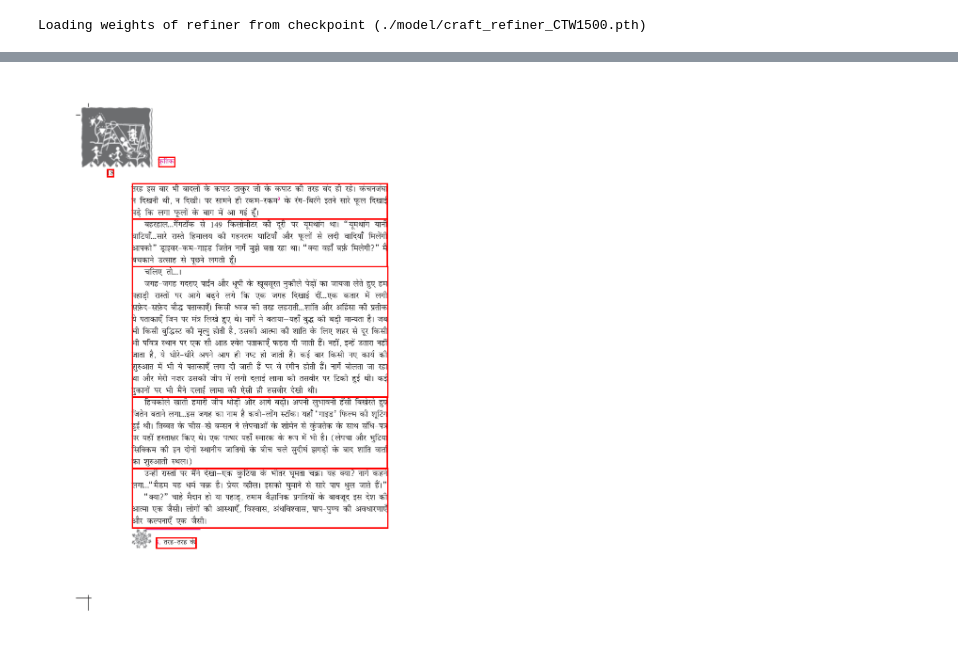
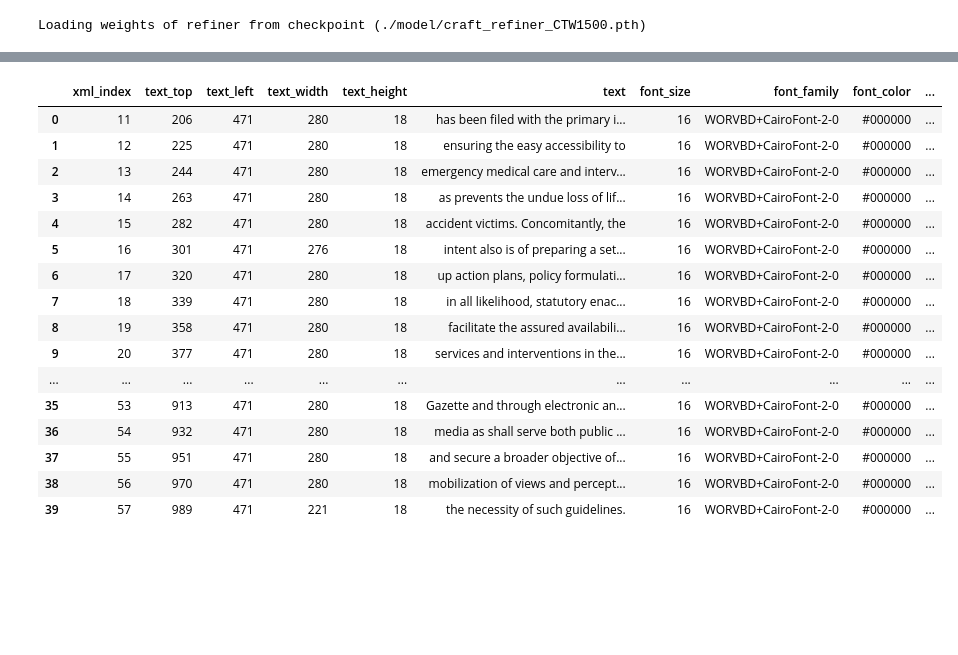
Before and after one commit to project-anuvaad/anuvaad, a Jupyter notebook: anuvaad-etl/anuvaad-extractor/block-merger/src/notebooks/visualize_bm-v2.ipynb, the cells around one changed output, grey strips where cells are left out. Saved outputs shown, nothing was run; the diff lists cells and outputs as text; code cells hidden in the pictures; blank space fills up the shorter version.

Commit message:
added horizontal merging in tables as well

```diff
--- a/anuvaad-etl/anuvaad-extractor/block-merger/src/notebooks/visualize_bm-v2.ipynb
+++ b/anuvaad-etl/anuvaad-extractor/block-merger/src/notebooks/visualize_bm-v2.ipynb
@@ -96,7 +100,7 @@ Total number of pages (1) in file (ncert.xml)
 # height_ratio = pdf_data['page_height'] / pdf_data['pdf_image_height']
 # predict_primanet(img_filepath,pdf_bg_img_filepaths,to_check[0],width_ratio,height_ratio)
 # %%
-page_index = 0
+page_index = 1
 to_check        = pdf_data['p_dfs']
 #to_check_in_df        = pdf_data['v_dfs'][page_index]
 img_filepath    = pdf_data['pdf_image_paths'][page_index]
@@ -105,5 +109,3 @@ df              = to_check[page_index]
 
 desired_width, desired_height = pdf_data['page_width'] , pdf_data['page_height']
 draw_box(img_filepath,desired_width, desired_height, 'path',df, color="red", save=False)
-# %% [output]
-[figure, removed]
@@ -112,3 +112,23 @@ df
+# %%
+pd.read_json(df['children'][1])#['text'].values
+# %% [output]
+|  | xml_index | text_top | text_left | text_width | text_height | text | font_size | font_family | font_color | ... |
+| 0 | 11 | 206 | 471 | 280 | 18 | has been filed with the primary i... | 16 | WORVBD+CairoFont-2-0 | #000000 | ... |
+| 1 | 12 | 225 | 471 | 280 | 18 | ensuring the easy accessibility to | 16 | WORVBD+CairoFont-2-0 | #000000 | ... |
+| 2 | 13 | 244 | 471 | 280 | 18 | emergency medical care and interv... | 16 | WORVBD+CairoFont-2-0 | #000000 | ... |
+| 3 | 14 | 263 | 471 | 280 | 18 | as prevents the undue loss of lif... | 16 | WORVBD+CairoFont-2-0 | #000000 | ... |
+| 4 | 15 | 282 | 471 | 280 | 18 | accident victims. Concomitantly, the | 16 | WORVBD+CairoFont-2-0 | #000000 | ... |
+| 5 | 16 | 301 | 471 | 276 | 18 | intent also is of preparing a set... | 16 | WORVBD+CairoFont-2-0 | #000000 | ... |
+| 6 | 17 | 320 | 471 | 280 | 18 | up action plans, policy formulati... | 16 | WORVBD+CairoFont-2-0 | #000000 | ... |
+| 7 | 18 | 339 | 471 | 280 | 18 | in all likelihood, statutory enac... | 16 | WORVBD+CairoFont-2-0 | #000000 | ... |
+| 8 | 19 | 358 | 471 | 280 | 18 | facilitate the assured availabili... | 16 | WORVBD+CairoFont-2-0 | #000000 | ... |
+| 9 | 20 | 377 | 471 | 280 | 18 | services and interventions in the... | 16 | WORVBD+CairoFont-2-0 | #000000 | ... |
+| ... | ... | ... | ... | ... | ... | ... | ... | ... | ... | ... |
+| 35 | 53 | 913 | 471 | 280 | 18 | Gazette and through electronic an... | 16 | WORVBD+CairoFont-2-0 | #000000 | ... |
+| 36 | 54 | 932 | 471 | 280 | 18 | media as shall serve both public ... | 16 | WORVBD+CairoFont-2-0 | #000000 | ... |
+| 37 | 55 | 951 | 471 | 280 | 18 | and secure a broader objective of... | 16 | WORVBD+CairoFont-2-0 | #000000 | ... |
+| 38 | 56 | 970 | 471 | 280 | 18 | mobilization of views and percept... | 16 | WORVBD+CairoFont-2-0 | #000000 | ... |
+| 39 | 57 | 989 | 471 | 221 | 18 | the necessity of such guidelines. | 16 | WORVBD+CairoFont-2-0 | #000000 | ... |
 # %%
 for i in to_check_in_df['children']:
     d =pd.read_json(i)
```
Also changed, not shown: parts of 4 cells of this notebook, 10 other files.
